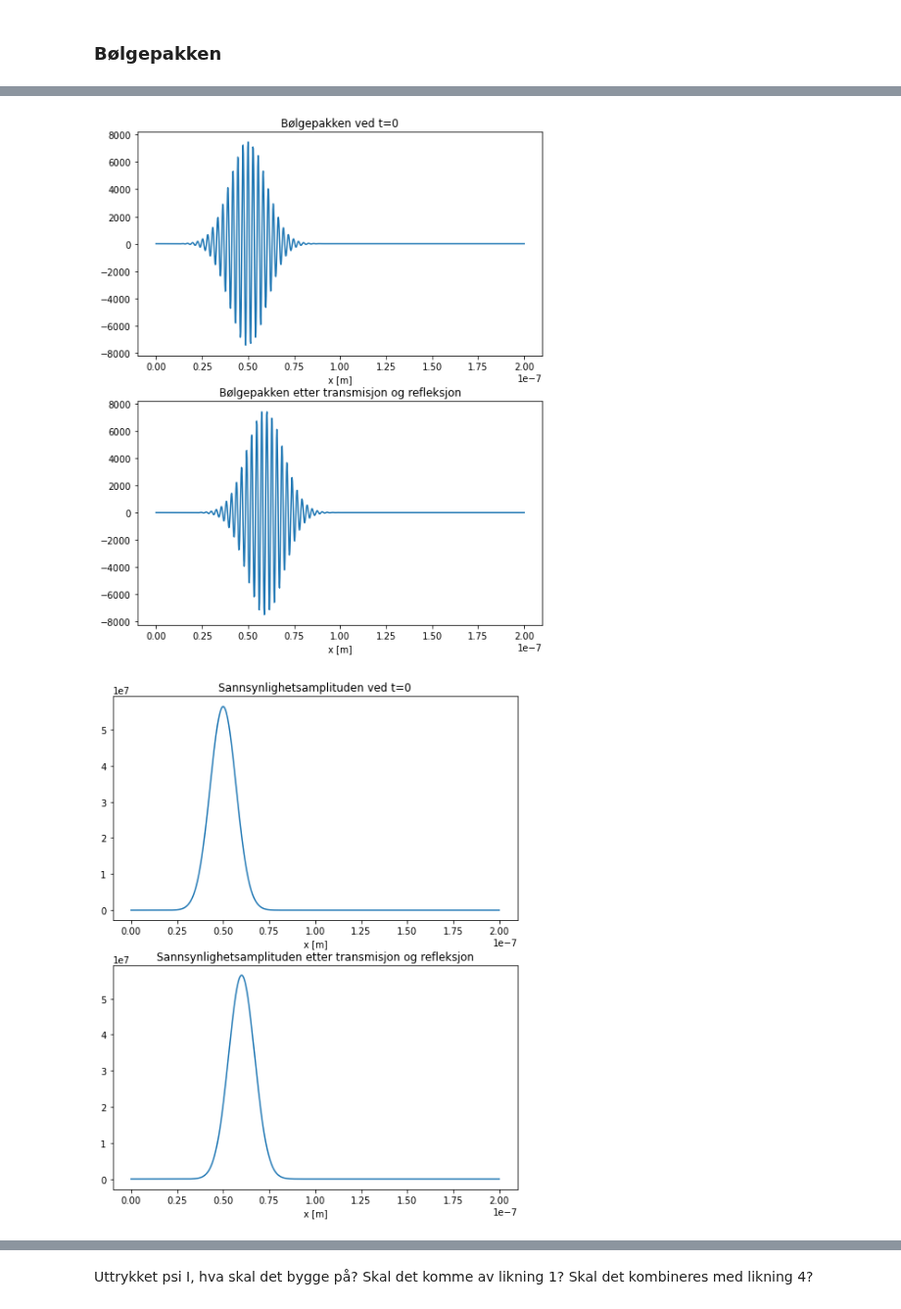
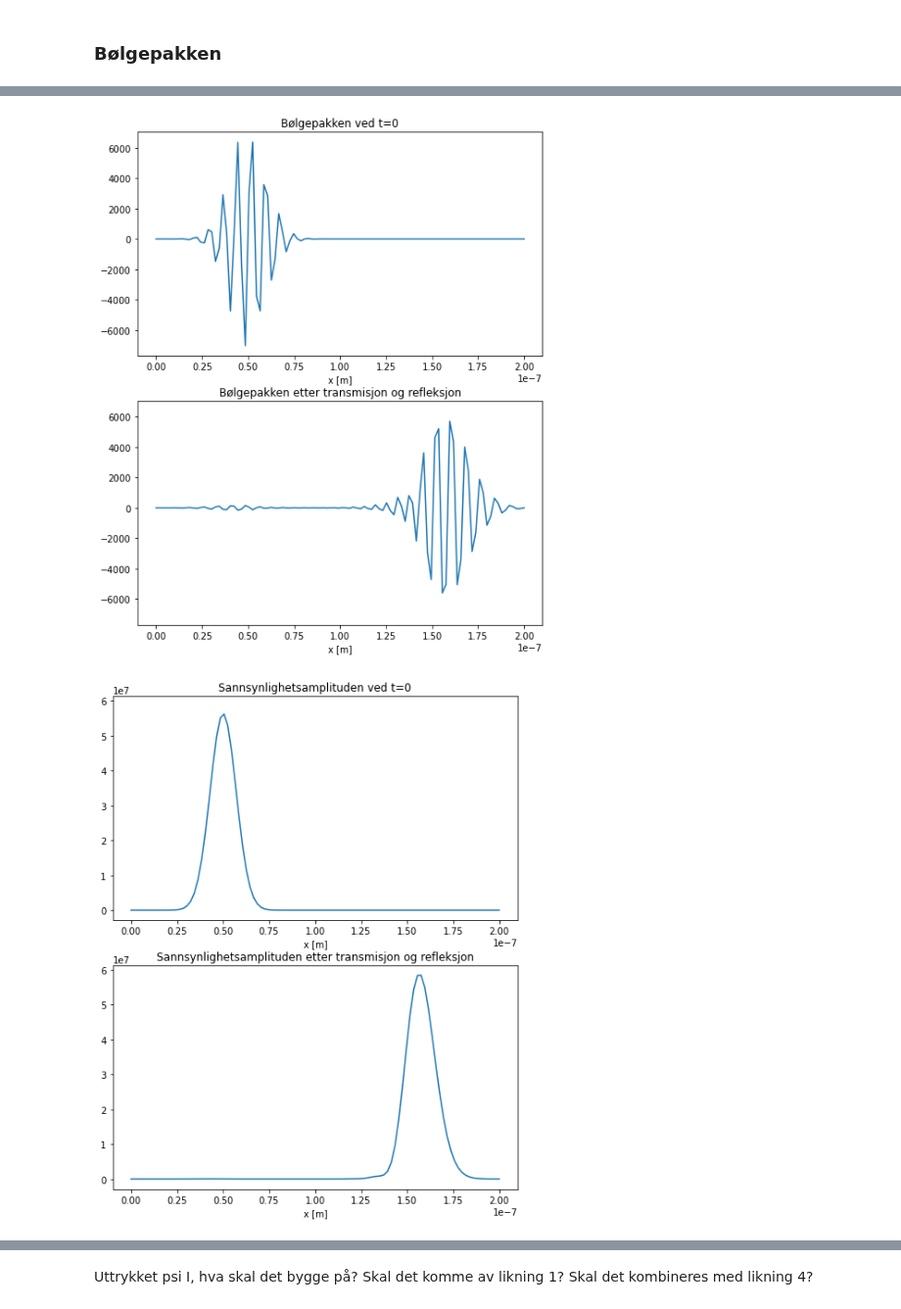
Before and after one commit to astridmo/Fys245-Quantum-physics, a Jupyter notebook: oblig/ObligFys245.ipynb, the cells around one changed output, grey strips where cells are left out. Shown at 98% size. Cells and saved outputs as stored; diff of their text form; code cells hidden in the pictures.

```diff
--- a/oblig/ObligFys245.ipynb
+++ b/oblig/ObligFys245.ipynb
@@ -327,7 +327,7 @@ def phi_i_andre(phi_array):
 
     return phi_i_andre
 
-x = np.linspace(0, L, 1000)
+x = np.linspace(0, L, 100)
 #t = 1 * 1e-13
 # hei = Phi_neste_tidssteg(x, x0, t, dt, dx)
 # #print(hei)
@@ -381,27 +381,27 @@ ax2.set_xlabel('x [m]')
 
 plt.show()
 # %% [output]
-[figure, old version]
+[figure, new version]
 # %%
 # ===================================
 # Plotter sannsynlighetsamplituden
 # ===================================
 
 f32 = phi_i_andre(f3)
 
 f, (ax1, ax2) = plt.subplots(2, 1, sharey=True, figsize=(8,10))
 ax1.plot(x, f32[0])
-ax2.plot(x, f32[-2000])
+ax2.plot(x, f32[-10000])
 
 ax1.title.set_text('Sannsynlighetsamplituden ved t=0')
 ax2.title.set_text('Sannsynlighetsamplituden etter transmisjon og refleksjon')
 
 ax1.set_xlabel('x [m]')
 ax2.set_xlabel('x [m]')
 
 plt.show()
 # %% [output]
-[figure, old version]
+[figure, new version]
 # %%
 # =================================
 # Beregner refleksjons- og transmisjonskoeffisient
```
Also changed, not shown: parts of 2 cells of this notebook.
